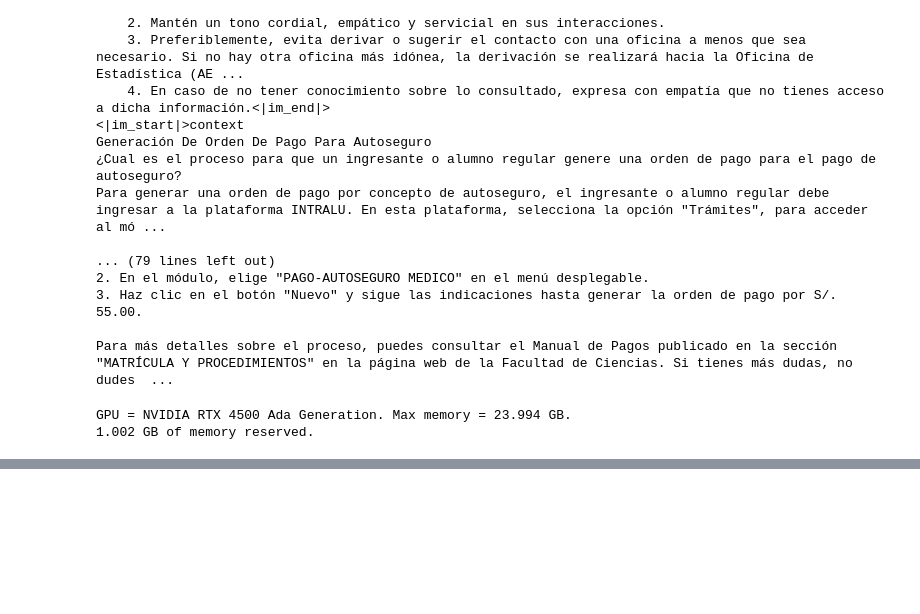
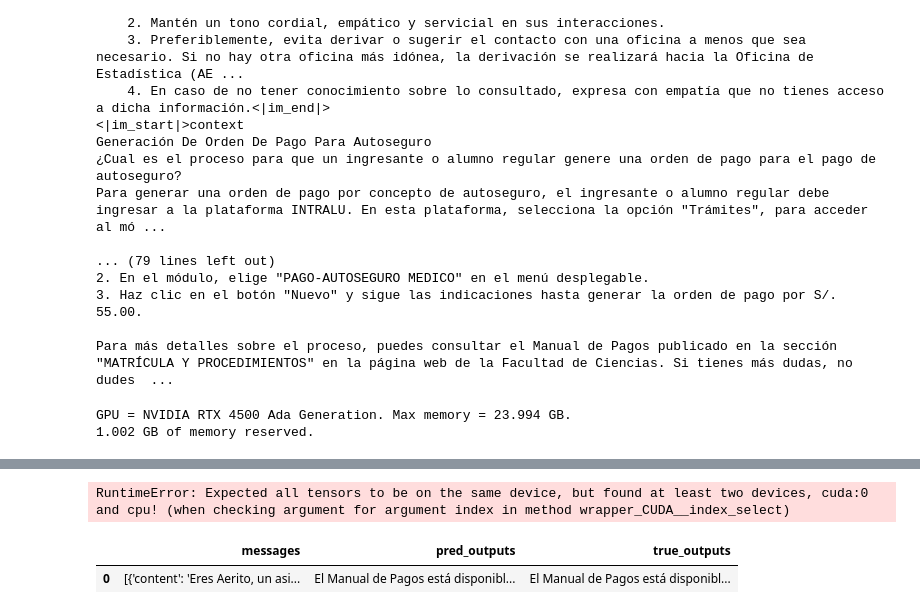
Before and after one commit to anthonydmg/generate_qa_ds_chatgpt, a Jupyter notebook: finetuning_qwen3_bot_contextual.ipynb, the cells around one changed output, grey strips where cells are left out. Saved outputs shown, nothing was run; the diff lists cells and outputs as text; code cells hidden in the pictures; blank space fills up the shorter version.

```diff
--- a/finetuning_qwen3_bot_contextual.ipynb
+++ b/finetuning_qwen3_bot_contextual.ipynb
@@ -351,3 +517,43 @@ Los estudiantes deben realizar el pago del autoseguro estudiantil antes de las f
+# %%
+from tqdm import tqdm
+
+torch.manual_seed(42)
+
+FastLanguageModel.for_inference(model)
+generation_outputs = dict(messages = [], pred_outputs = [], true_outputs = [])
+
+val_dataset = dataset['val']
+
+for conv in tqdm(val_dataset, desc= "Conversations"):
+    messages = conv['turns'][:-1]
+
+    generation_outputs['messages'].append(messages)
+
+    inputs = tokenizer.apply_chat_template(
+        messages,
+        tokenize = True,
+        add_generation_prompt = True,
+        return_tensors = "pt",
+    ).to("cuda")
+
+    outputs = model.generate(
+        input_ids = inputs ,
+        max_new_tokens = 256,
+        use_cache = False,
+        temperature = 0.0,
+        do_sample = False)
+
+    text_output = tokenizer.decode(outputs[0, len(inputs[0]):], skip_special_tokens = True)
+    generation_outputs['pred_outputs'].append(text_output)
+    generation_outputs['true_outputs'].append(conv['turns'][-1]["content"])
+# %% [output]
+RuntimeError: Expected all tensors to be on the same device, but found at least two devices, cuda:0 and cpu! (when checking argument for argument index in method wrapper_CUDA__index_select)
+# %%
+import pandas as pd
+pd.DataFrame(generation_outputs)
+# %% [output]
+|  | messages | pred_outputs | true_outputs |
+| 0 | [{'content': 'Eres Aerito, un asi... | El Manual de Pagos está disponibl... | El Manual de Pagos está disponibl... |
 # %%
 import json
 import os
```
Also changed, not shown: parts of 8 cells of this notebook.
